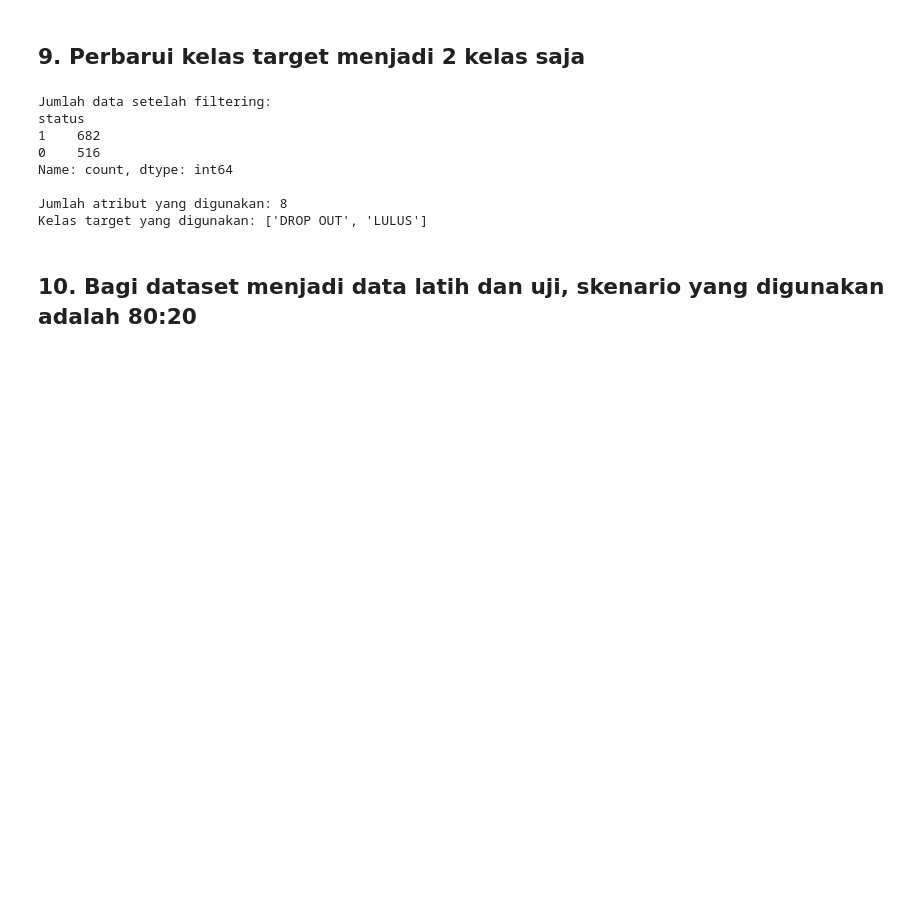
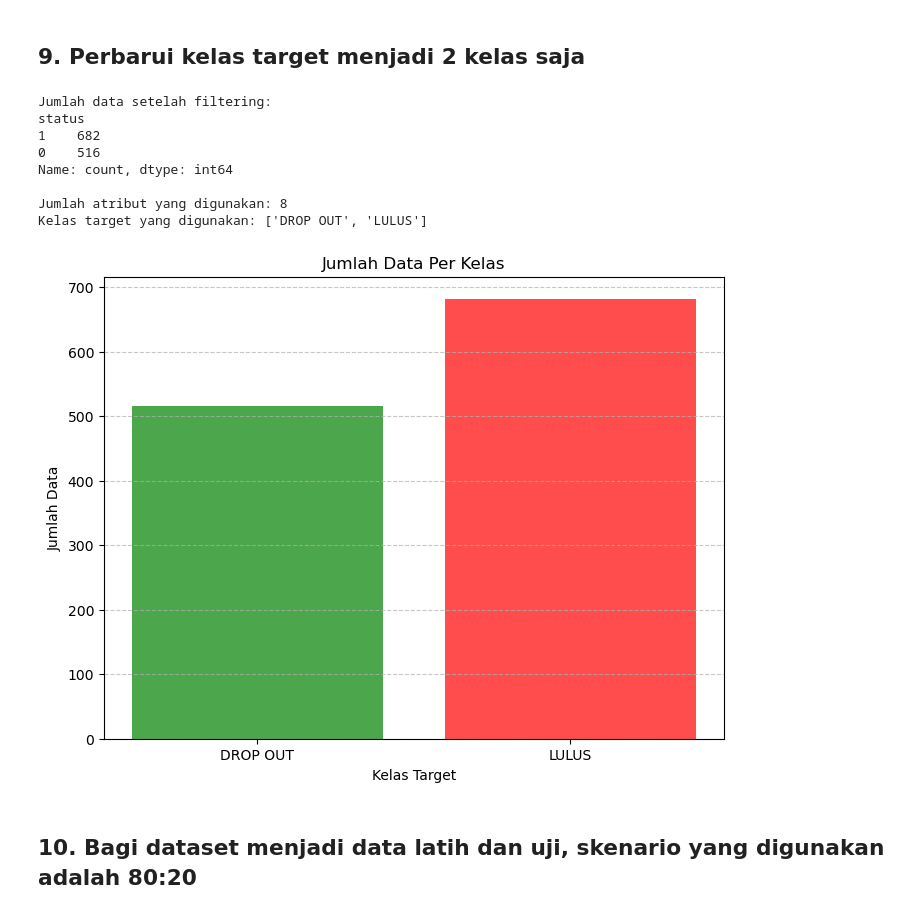
Before and after one commit to arieldcc/status_mhs, a Jupyter notebook: klasifikasi-mhs-NB&DT.ipynb, the cells around one changed output. Saved outputs shown, nothing was run; the diff lists cells and outputs as text; code cells hidden in the pictures; blank space fills up the shorter version.

Commit message:
Update visualisasi data

```diff
--- a/klasifikasi-mhs-NB&DT.ipynb
+++ b/klasifikasi-mhs-NB&DT.ipynb
@@ -146,6 +146,23 @@ Name: count, dtype: int64
 
 Jumlah atribut yang digunakan: 8
 Kelas target yang digunakan: ['DROP OUT', 'LULUS']
+# %%
+# Menghitung jumlah data untuk setiap kelas
+class_counts = y.value_counts()
+
+# Visualisasi jumlah data per kelas
+import matplotlib.pyplot as plt
+
+plt.figure(figsize=(8, 6))
+plt.bar(class_counts.index, class_counts.values, color=['red', 'green'], alpha=0.7)
+plt.title("Jumlah Data Per Kelas")
+plt.xlabel("Kelas Target")
+plt.ylabel("Jumlah Data")
+plt.xticks(ticks=[0, 1], labels=["DROP OUT", "LULUS"], rotation=0)
+plt.grid(axis='y', linestyle='--', alpha=0.7)
+plt.show()
+# %% [output]
+[figure, added]
 # %% [markdown]
 <h2>10. Bagi dataset menjadi data latih dan uji, skenario yang digunakan adalah 80:20</h2>
 # %%
```
Also changed, not shown: parts of 3 cells of this notebook, 3 other files.
